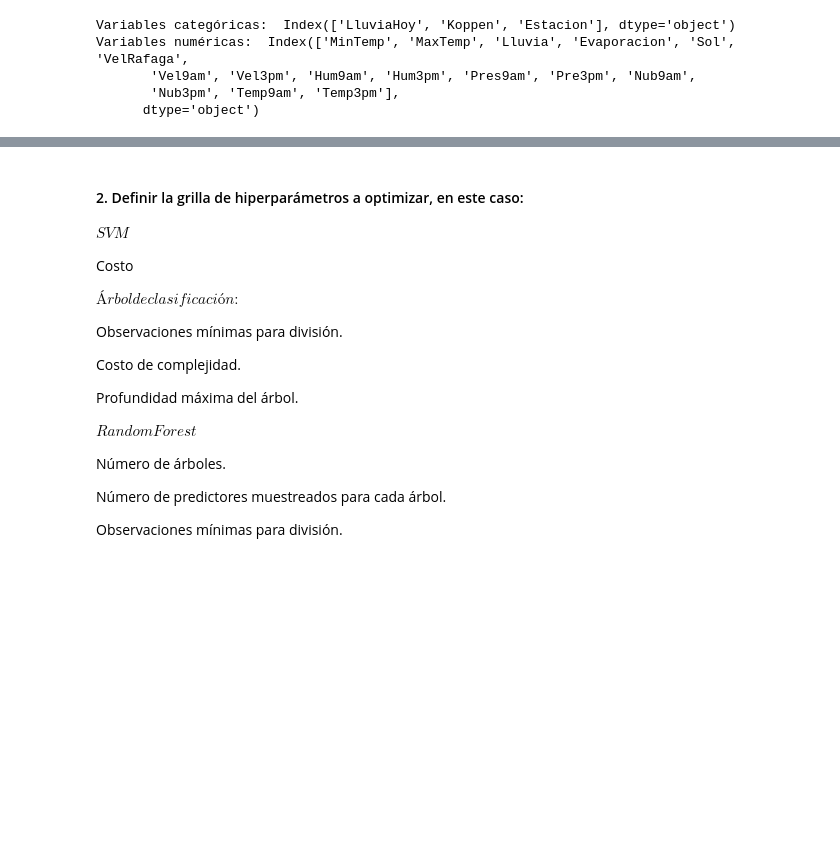
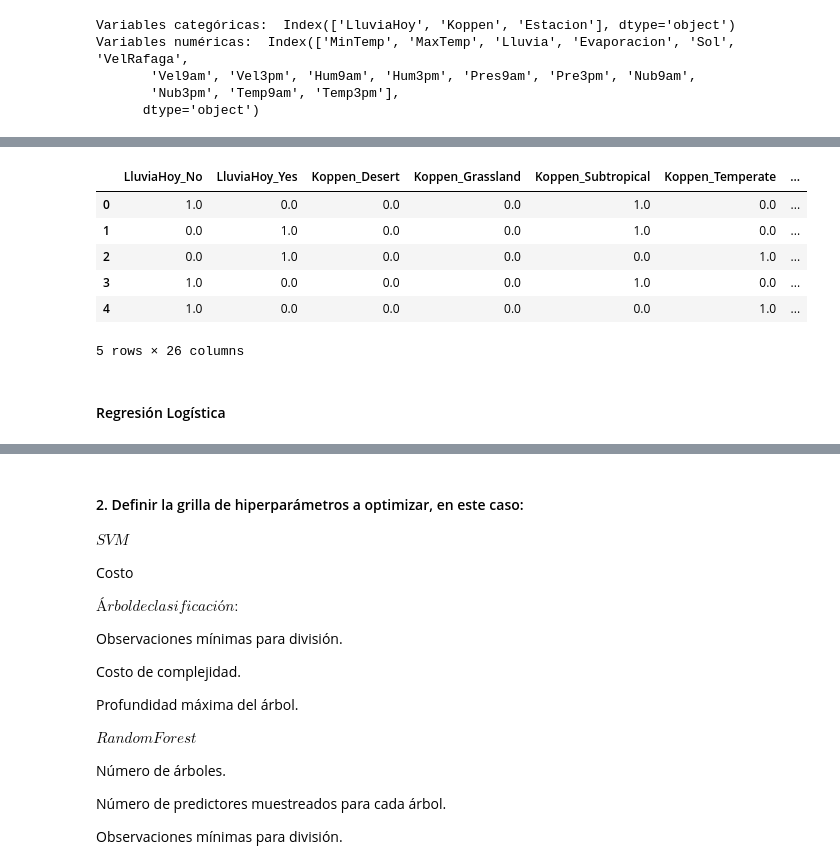
Before and after one commit to davidlealo/tallermodelossupervisados, a Jupyter notebook: segundo_taller_v4.ipynb, the cells around one changed output, grey strips where cells are left out. Drawn from its saved outputs; the diff is of its cells as text; code cells hidden in the pictures; blank space fills up the shorter version.

```diff
--- a/segundo_taller_v4.ipynb
+++ b/segundo_taller_v4.ipynb
@@ -147,3 +147,9 @@ Variables numéricas:  Index(['MinTemp', 'MaxTemp', 'Lluvia', 'Evaporacion', 'So
        'Vel9am', 'Vel3pm', 'Hum9am', 'Hum3pm', 'Pres9am', 'Pre3pm', 'Nub9am',
        'Nub3pm', 'Temp9am', 'Temp3pm'],
       dtype='object')
+# %%
+# Identificar variables numércicas y categóricas en base de testeo
+categoricas_test = X_test.columns[X_test.dtypes=='object']
+numericas_test = X_test.columns[X_test.dtypes!='object']
+print("Variables categóricas: ",categoricas)
+print("Variables numéricas: ",numericas)
@@ -149,0 +228,17 @@ Variables numéricas:  Index(['MinTemp', 'MaxTemp', 'Lluvia', 'Evaporacion', 'So
+# %%
+# Reunimos datos y nombres de columna de testeo
+X_test = pd.DataFrame(
+    data = transformer_test.transform(X_test),
+    columns= transformer_test.get_feature_names_out()
+)
+display(X_test.head())
+# %% [output]
+|  | LluviaHoy_No | LluviaHoy_Yes | Koppen_Desert | Koppen_Grassland | Koppen_Subtropical | Koppen_Temperate | ... |
+| 0 | 1.0 | 0.0 | 0.0 | 0.0 | 1.0 | 0.0 | ... |
+| 1 | 0.0 | 1.0 | 0.0 | 0.0 | 1.0 | 0.0 | ... |
+| 2 | 0.0 | 1.0 | 0.0 | 0.0 | 0.0 | 1.0 | ... |
+| 3 | 1.0 | 0.0 | 0.0 | 0.0 | 1.0 | 0.0 | ... |
+| 4 | 1.0 | 0.0 | 0.0 | 0.0 | 0.0 | 1.0 | ... |
+5 rows × 26 columns
+# %% [markdown]
+#### Regresión Logística
```
Also changed, not shown: parts of 12 cells of this notebook.
